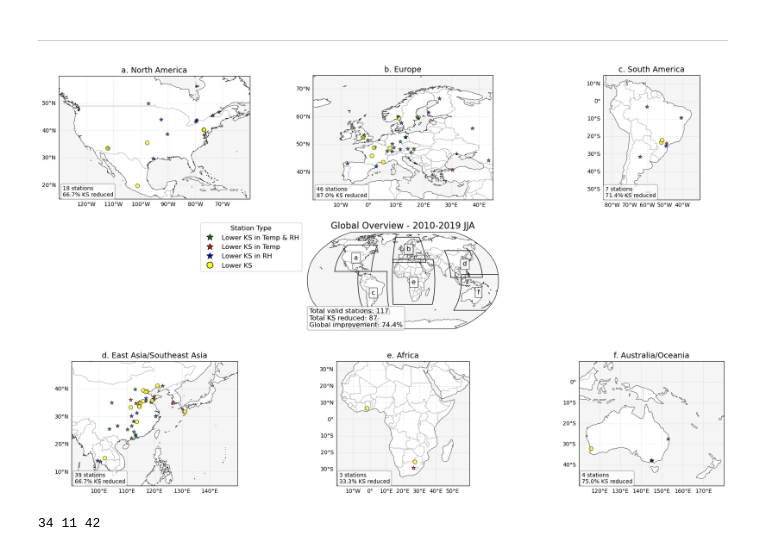
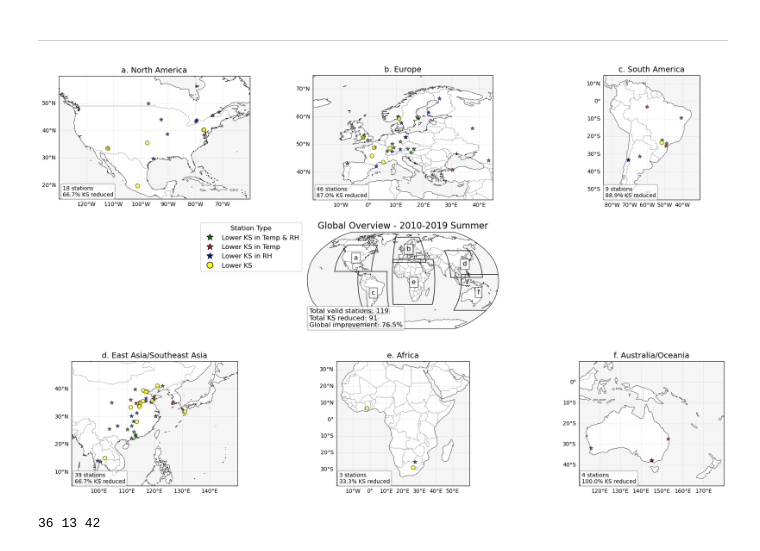
Before and after one commit to yifanc17/Urban_resolving_CESM, a Jupyter notebook: 03_supplements/FigureS10_urban_stations_KS_JJA.ipynb, the cells around one changed output. Cells and saved outputs as stored; diff of their text form; code cells hidden in the pictures.

```diff
--- a/03_supplements/FigureS10_urban_stations_KS_JJA.ipynb
+++ b/03_supplements/FigureS10_urban_stations_KS_JJA.ipynb
@@ -14,7 +14,8 @@ regions = [
     (-20, 60, -40, 35, 'Africa'),
     (110, 180, -50, 10, 'Australia/Oceania')
 ]
-df = pd.read_csv(station_df_JJA_path).dropna(subset=['lat', 'lon'])
+df_summer = build_global_summer_df(station_df_JJA_path, station_df_DJF_path)
+df = df_summer.dropna(subset=['lat', 'lon'])
 df['lon_adj'] = df['lon'].apply(lambda x: x if x <= 180 else x - 360)
 # %% [markdown]
 ___
@@ -23,7 +24,7 @@ ___
 # %% [markdown]
 ___
 # %%
-def plot_station_daily_improvement(metric='rmse', title_suffix='2010-2019 JJA', size_factor=150, alpha_sig=0.05):
+def plot_station_daily_improvement(metric='rmse', title_suffix='2010-2019 Summer', size_factor=150, alpha_sig=0.05):
     fig = plt.figure(figsize=(18, 12))
     gs = fig.add_gridspec(3, 3)
     ax_summary = fig.add_subplot(gs[1, 1], projection=ccrs.Robinson())
@@ -193,8 +194,8 @@ def plot_station_daily_improvement(metric='rmse', title_suffix='2010-2019 JJA',
     plt.show()
     print(total_both,total_temp_only,total_rh_only)
     return fig
-# %%
-fig=plot_station_daily_improvement(metric='ks', title_suffix='2010-2019 JJA', size_factor=150)
-# %% [output]
-[figure, removed]
-34 11 42
+# %%
+fig=plot_station_daily_improvement(metric='ks', title_suffix='2010-2019 Summer', size_factor=150)
+# %% [output]
+[figure, added]
+36 13 42
```
Also changed, not shown: parts of 1 cell of this notebook, 3 other files.
